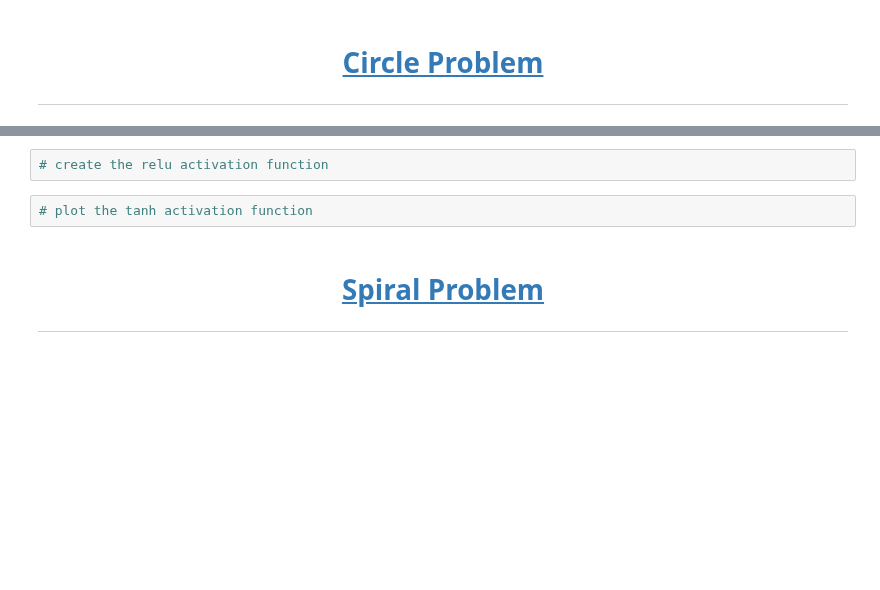
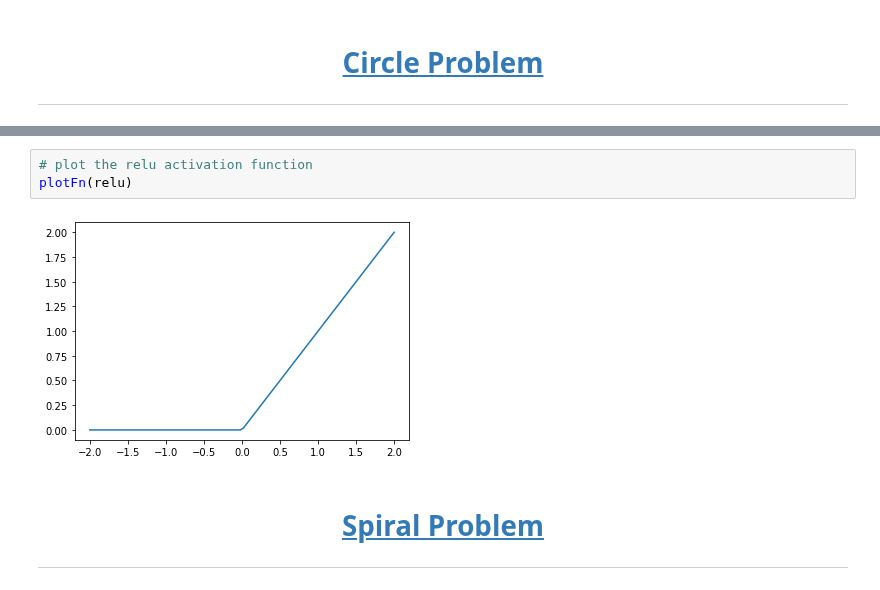
Before and after one commit to knpatel2/ai-webdev, a Jupyter notebook: lessons/lesson-01/lesson-01.snsie.ipynb, the cells around one changed output, grey strips where cells are left out. Saved outputs shown, nothing was run; the diff lists cells and outputs as text; blank space fills up the shorter version.

```diff
--- a/lessons/lesson-01/lesson-01.snsie.ipynb
+++ b/lessons/lesson-01/lesson-01.snsie.ipynb
@@ -149,7 +169,8 @@ getNetOut()
 # %%
-# create the relu activation function
+# plot the relu activation function
+plotFn(relu)
+# %% [output]
+[figure, added]
-# %%
-# plot the tanh activation function
 # %% [markdown]
 # <center><a href='https://playground.tensorflow.org/#activation=tanh&batchSize=10&dataset=spiral&regDataset=reg-plane&learningRate=0.03&regularizationRate=0&noise=0&networkShape=8&seed=0.45370&showTestData=false&discretize=false&percTrainData=80&x=true&y=true&xTimesY=false&xSquared=false&ySquared=false&cosX=false&sinX=false&cosY=false&sinY=false&collectStats=false&problem=classification&initZero=false&hideText=false'>Spiral Problem</a></center>
 
```
Also changed, not shown: parts of 7 cells of this notebook.
